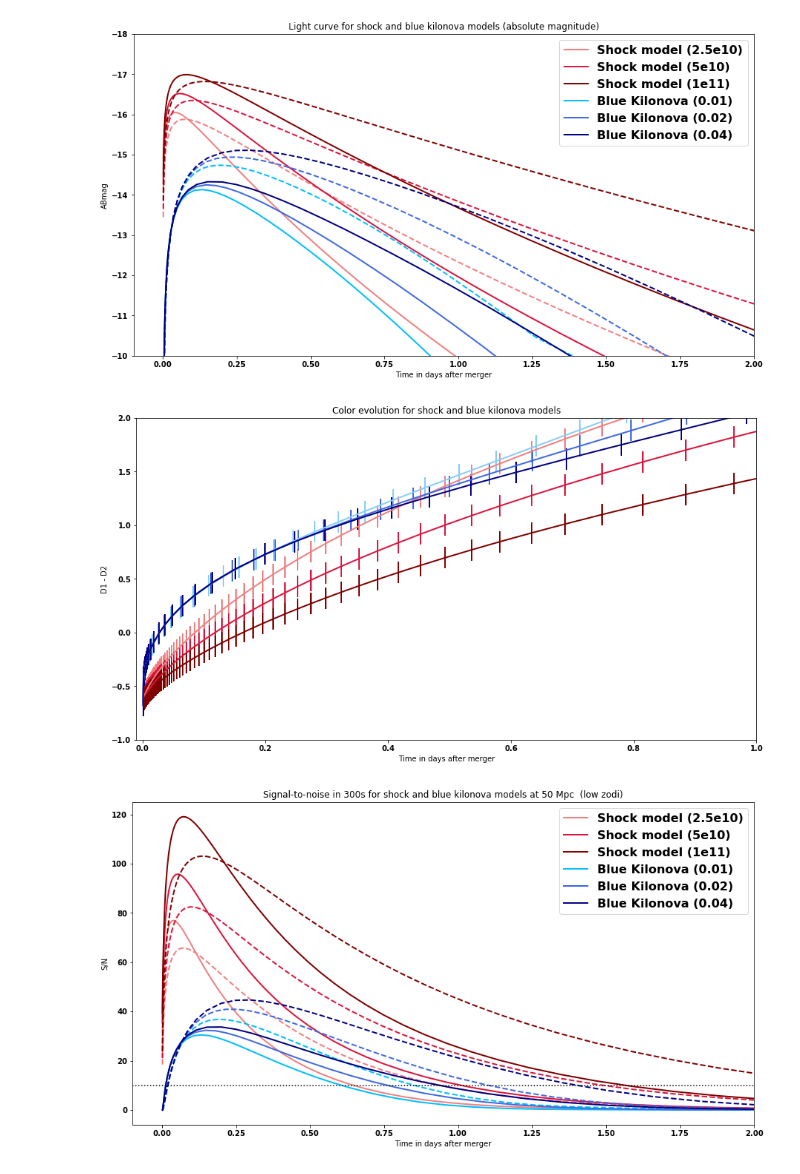
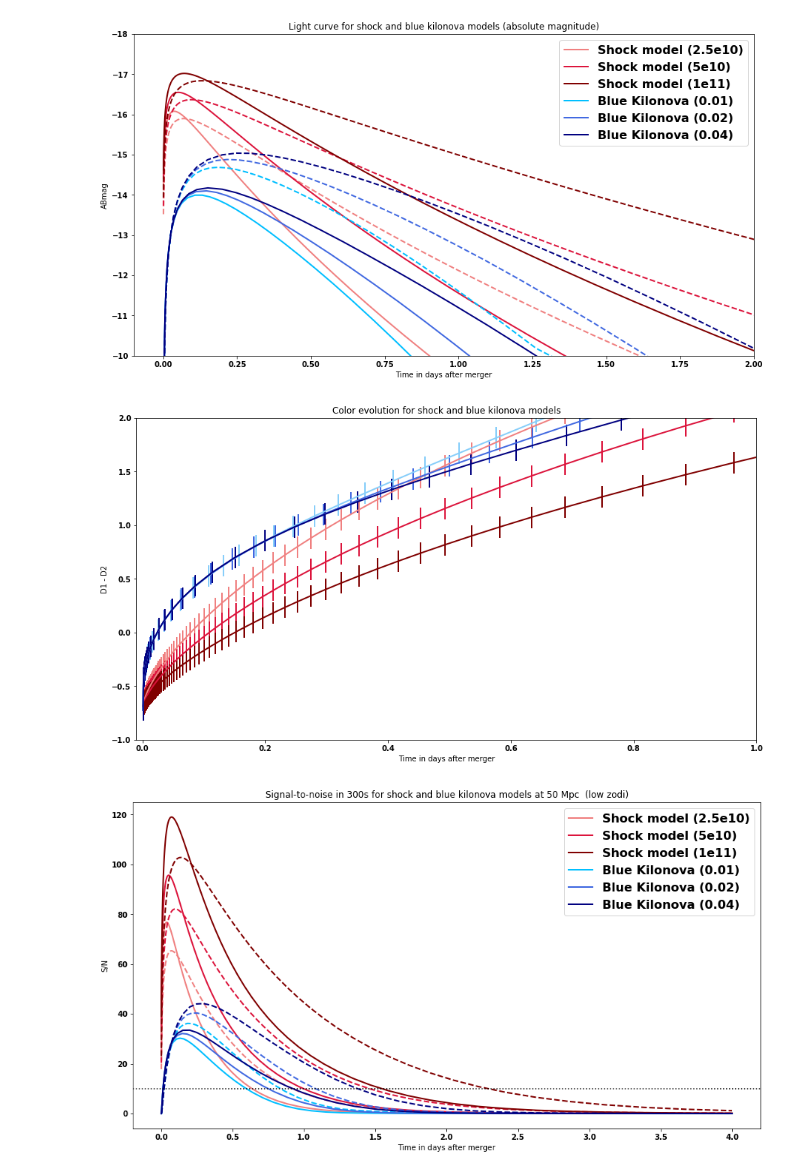
Before and after one commit to bwgref/duet-astro, a Jupyter notebook: notebooks/GWEM_lightcurves_and_sensitivities.ipynb, the cells around one changed output. Saved outputs shown, nothing was run; the diff lists cells and outputs as text; code cells hidden in the pictures.

Commit message:
Fixed GWEM lightcurve time units

```diff
--- a/notebooks/GWEM_lightcurves_and_sensitivities.ipynb
+++ b/notebooks/GWEM_lightcurves_and_sensitivities.ipynb
@@ -86,7 +88,7 @@ blukn_04 = np.loadtxt('../astroduet/data/kilonova_0.04.dat')
 # %%
 # Calculate absolute ABmags and photon rates in DUET bands for both models:
 
-shock_2e10_lc = Table([shock_2e10[:,0]*u.s,np.zeros(len(shock_2e10))*u.ABmag,np.zeros(len(shock_2e10))*u.ABmag,np.zeros(len(shock_2e10))*1/(u.s*u.cm**2),np.zeros(len(shock_2e10))*1/(u.s*u.cm**2)],
+shock_2e10_lc = Table([(shock_2e10[:,0]*u.d).to(u.s),np.zeros(len(shock_2e10))*u.ABmag,np.zeros(len(shock_2e10))*u.ABmag,np.zeros(len(shock_2e10))*1/(u.s*u.cm**2),np.zeros(len(shock_2e10))*1/(u.s*u.cm**2)],
                names=('time', 'mag_D1', 'mag_D2', 'photflux_D1', 'photflux_D2'), meta={'name': 'Shock model - radius 2.5e10 cm - mags and photon flux at 10pc'})
 
 for k in range(len(shock_2e10[:,0])):
@@ -98,7 +100,7 @@ for k in range(len(shock_2e10[:,0])):
     shock_2e10_lc[k]['mag_D1'],shock_2e10_lc[k]['mag_D2'] = band1_mag,band2_mag
     shock_2e10_lc[k]['photflux_D1'],shock_2e10_lc[k]['photflux_D2'] = band1_fluence.value,band2_fluence.value
 
-shock_5e10_lc = Table([shock_5e10[:,0]*u.s,np.zeros(len(shock_5e10))*u.ABmag,np.zeros(len(shock_5e10))*u.ABmag,np.zeros(len(shock_5e10))*1/(u.s*u.cm**2),np.zeros(len(shock_5e10))*1/(u.s*u.cm**2)],
+shock_5e10_lc = Table([(shock_5e10[:,0]*u.d).to(u.s),np.zeros(len(shock_5e10))*u.ABmag,np.zeros(len(shock_5e10))*u.ABmag,np.zeros(len(shock_5e10))*1/(u.s*u.cm**2),np.zeros(len(shock_5e10))*1/(u.s*u.cm**2)],
                names=('time', 'mag_D1', 'mag_D2', 'photflux_D1', 'photflux_D2'), meta={'name': 'Shock model - radius 5e10 cm - mags and photon flux at 10pc'})
 
 for k in range(len(shock_5e10[:,0])):
@@ -110,7 +112,7 @@ for k in range(len(shock_5e10[:,0])):
     shock_5e10_lc[k]['mag_D1'],shock_5e10_lc[k]['mag_D2'] = band1_mag,band2_mag
     shock_5e10_lc[k]['photflux_D1'],shock_5e10_lc[k]['photflux_D2'] = band1_fluence.value,band2_fluence.value
 
-shock_1e11_lc = Table([shock_1e11[:,0]*u.s,np.zeros(len(shock_1e11))*u.ABmag,np.zeros(len(shock_1e11))*u.ABmag,np.zeros(len(shock_1e11))*1/(u.s*u.cm**2),np.zeros(len(shock_1e11))*1/(u.s*u.cm**2)],
+shock_1e11_lc = Table([(shock_1e11[:,0]*u.d).to(u.s),np.zeros(len(shock_1e11))*u.ABmag,np.zeros(len(shock_1e11))*u.ABmag,np.zeros(len(shock_1e11))*1/(u.s*u.cm**2),np.zeros(len(shock_1e11))*1/(u.s*u.cm**2)],
                names=('time', 'mag_D1', 'mag_D2', 'photflux_D1', 'photflux_D2'), meta={'name': 'Shock model - radius 1e11 cm - mags and photon flux at 10pc'})
 
 for k in range(len(shock_1e11[:,0])):
@@ -123,7 +125,7 @@ for k in range(len(shock_1e11[:,0])):
     shock_1e11_lc[k]['photflux_D1'],shock_1e11_lc[k]['photflux_D2'] = band1_fluence.value,band2_fluence.value
 
 
-blukn_01_lc = Table([blukn_01[:,0]*u.s,np.zeros(len(blukn_01))*u.ABmag,np.zeros(len(blukn_01))*u.ABmag,np.zeros(len(blukn_01))*1/(u.s*u.cm**2),np.zeros(len(blukn_01))*1/(u.s*u.cm**2)],
+blukn_01_lc = Table([(blukn_01[:,0]*u.d).to(u.s),np.zeros(len(blukn_01))*u.ABmag,np.zeros(len(blukn_01))*u.ABmag,np.zeros(len(blukn_01))*1/(u.s*u.cm**2),np.zeros(len(blukn_01))*1/(u.s*u.cm**2)],
                names=('time', 'mag_D1', 'mag_D2', 'photflux_D1', 'photflux_D2'), meta={'name': 'Blue kilonova model - mass 0.01 Msun - mags and photon flux at 10pc'})
 
 for k in range(len(blukn_01[:,0])):
@@ -135,7 +137,7 @@ for k in range(len(blukn_01[:,0])):
     blukn_01_lc[k]['mag_D1'],blukn_01_lc[k]['mag_D2'] = band1_mag,band2_mag
     blukn_01_lc[k]['photflux_D1'],blukn_01_lc[k]['photflux_D2'] = band1_fluence.value,band2_fluence.value
 
-blukn_02_lc = Table([blukn_02[:,0]*u.s,np.zeros(len(blukn_02))*u.ABmag,np.zeros(len(blukn_02))*u.ABmag,np.zeros(len(blukn_02))*1/(u.s*u.cm**2),np.zeros(len(blukn_02))*1/(u.s*u.cm**2)],
+blukn_02_lc = Table([(blukn_02[:,0]*u.d).to(u.s),np.zeros(len(blukn_02))*u.ABmag,np.zeros(len(blukn_02))*u.ABmag,np.zeros(len(blukn_02))*1/(u.s*u.cm**2),np.zeros(len(blukn_02))*1/(u.s*u.cm**2)],
                names=('time', 'mag_D1', 'mag_D2', 'photflux_D1', 'photflux_D2'), meta={'name': 'Blue kilonova model - mass 0.02 Msun - mags and photon flux at 10pc'})
 
 for k in range(len(blukn_02[:,0])):
@@ -147,7 +149,7 @@ for k in range(len(blukn_02[:,0])):
     blukn_02_lc[k]['mag_D1'],blukn_02_lc[k]['mag_D2'] = band1_mag,band2_mag
     blukn_02_lc[k]['photflux_D1'],blukn_02_lc[k]['photflux_D2'] = band1_fluence.value,band2_fluence.value
 
-blukn_04_lc = Table([blukn_04[:,0]*u.s,np.zeros(len(blukn_04))*u.ABmag,np.zeros(len(blukn_04))*u.ABmag,np.zeros(len(blukn_04))*1/(u.s*u.cm**2),np.zeros(len(blukn_04))*1/(u.s*u.cm**2)],
+blukn_04_lc = Table([(blukn_04[:,0]*u.d).to(u.s),np.zeros(len(blukn_04))*u.ABmag,np.zeros(len(blukn_04))*u.ABmag,np.zeros(len(blukn_04))*1/(u.s*u.cm**2),np.zeros(len(blukn_04))*1/(u.s*u.cm**2)],
                names=('time', 'mag_D1', 'mag_D2', 'photflux_D1', 'photflux_D2'), meta={'name': 'Blue kilonova model - mass 0.04 Msun - mags and photon flux at 10pc'})
 
 for k in range(len(blukn_04[:,0])):
@@ -159,19 +161,19 @@ for k in range(len(blukn_04[:,0])):
     blukn_04_lc[k]['mag_D1'],blukn_04_lc[k]['mag_D2'] = band1_mag,band2_mag
     blukn_04_lc[k]['photflux_D1'],blukn_04_lc[k]['photflux_D2'] = band1_fluence.value,band2_fluence.value
 # %%
-plt.plot(shock_2e10_lc['time'],shock_2e10_lc['mag_D1'], color='lightcoral', linestyle='-', linewidth=2, label='Shock model (2.5e10)')
-plt.plot(shock_2e10_lc['time'],shock_2e10_lc['mag_D2'], color='lightcoral', linestyle='--', linewidth=2, label='_Shock model (2.5e10)')
-plt.plot(shock_5e10_lc['time'],shock_5e10_lc['mag_D1'], color='crimson', linestyle='-', linewidth=2, label='Shock model (5e10)')
-plt.plot(shock_5e10_lc['time'],shock_5e10_lc['mag_D2'], color='crimson', linestyle='--', linewidth=2, label='_Shock model (5e10)')
-plt.plot(shock_1e11_lc['time'],shock_1e11_lc['mag_D1'], color='maroon', linestyle='-', linewidth=2, label='Shock model (1e11)')
-plt.plot(shock_1e11_lc['time'],shock_1e11_lc['mag_D2'], color='maroon', linestyle='--', linewidth=2, label='_Shock model (1e11)')
+plt.plot((shock_2e10_lc['time']).to(u.d),shock_2e10_lc['mag_D1'], color='lightcoral', linestyle='-', linewidth=2, label='Shock model (2.5e10)')
+plt.plot((shock_2e10_lc['time']).to(u.d),shock_2e10_lc['mag_D2'], color='lightcoral', linestyle='--', linewidth=2, label='_Shock model (2.5e10)')
+plt.plot((shock_5e10_lc['time']).to(u.d),shock_5e10_lc['mag_D1'], color='crimson', linestyle='-', linewidth=2, label='Shock model (5e10)')
+plt.plot((shock_5e10_lc['time']).to(u.d),shock_5e10_lc['mag_D2'], color='crimson', linestyle='--', linewidth=2, label='_Shock model (5e10)')
+plt.plot((shock_1e11_lc['time']).to(u.d),shock_1e11_lc['mag_D1'], color='maroon', linestyle='-', linewidth=2, label='Shock model (1e11)')
+plt.plot((shock_1e11_lc['time']).to(u.d),shock_1e11_lc['mag_D2'], color='maroon', linestyle='--', linewidth=2, label='_Shock model (1e11)')
 
-plt.plot(blukn_01_lc['time'],blukn_01_lc['mag_D1'], color='deepskyblue', linestyle='-', linewidth=2, label='Blue Kilonova (0.01)')
-plt.plot(blukn_01_lc['time'],blukn_01_lc['mag_D2'], color='deepskyblue', linestyle='--', linewidth=2, label='_Blue Kilonova (0.01)')
-plt.plot(blukn_02_lc['time'],blukn_02_lc['mag_D1'], color='royalblue', linestyle='-', linewidth=2, label='Blue Kilonova (0.02)')
-plt.plot(blukn_02_lc['time'],blukn_02_lc['mag_D2'], color='royalblue', linestyle='--', linewidth=2, label='_Blue Kilonova (0.02)')
-plt.plot(blukn_04_lc['time'],blukn_04_lc['mag_D1'], color='navy', linestyle='-', linewidth=2, label='Blue Kilonova (0.04)')
-plt.plot(blukn_04_lc['time'],blukn_04_lc['mag_D2'], color='navy', linestyle='--', linewidth=2, label='_Blue Kilonova (0.04)')
+plt.plot((blukn_01_lc['time']).to(u.d),blukn_01_lc['mag_D1'], color='deepskyblue', linestyle='-', linewidth=2, label='Blue Kilonova (0.01)')
+plt.plot((blukn_01_lc['time']).to(u.d),blukn_01_lc['mag_D2'], color='deepskyblue', linestyle='--', linewidth=2, label='_Blue Kilonova (0.01)')
+plt.plot((blukn_02_lc['time']).to(u.d),blukn_02_lc['mag_D1'], color='royalblue', linestyle='-', linewidth=2, label='Blue Kilonova (0.02)')
+plt.plot((blukn_02_lc['time']).to(u.d),blukn_02_lc['mag_D2'], color='royalblue', linestyle='--', linewidth=2, label='_Blue Kilonova (0.02)')
+plt.plot((blukn_04_lc['time']).to(u.d),blukn_04_lc['mag_D1'], color='navy', linestyle='-', linewidth=2, label='Blue Kilonova (0.04)')
+plt.plot((blukn_04_lc['time']).to(u.d),blukn_04_lc['mag_D2'], color='navy', linestyle='--', linewidth=2, label='_Blue Kilonova (0.04)')
 
 plt.axhline(y=22,xmin=0,xmax=1,color='black',linestyle=':')
 plt.ylim(-10,-18)
@@ -182,14 +184,14 @@ plt.ylabel(r'ABmag')
 plt.title('Light curve for shock and blue kilonova models (absolute magnitude)')
 plt.show()
 # %% [output]
-[figure, old version]
+[figure, new version]
 # %%
-plt.errorbar(shock_2e10_lc['time'],shock_2e10_lc['mag_D1']-shock_2e10_lc['mag_D2'],yerr=colerr, linewidth=2, color='lightcoral', label='Shock model')
-plt.errorbar(shock_5e10_lc['time'],shock_5e10_lc['mag_D1']-shock_5e10_lc['mag_D2'],yerr=colerr, linewidth=2, color='crimson', label='Shock model')
-plt.errorbar(shock_1e11_lc['time'],shock_1e11_lc['mag_D1']-shock_1e11_lc['mag_D2'],yerr=colerr, linewidth=2, color='maroon', label='Shock model')
-plt.errorbar(blukn_01_lc['time'],blukn_01_lc['mag_D1']-blukn_01_lc['mag_D2'],yerr=colerr ,linewidth=2, color='lightskyblue', label='Blue kilonova')
-plt.errorbar(blukn_02_lc['time'],blukn_02_lc['mag_D1']-blukn_02_lc['mag_D2'],yerr=colerr ,linewidth=2, color='royalblue', label='Blue kilonova')
-plt.errorbar(blukn_04_lc['time'],blukn_04_lc['mag_D1']-blukn_04_lc['mag_D2'],yerr=colerr ,linewidth=2, color='navy', label='Blue kilonova')
+plt.errorbar(shock_2e10_lc['time']/((u.d).to(u.s)),shock_2e10_lc['mag_D1']-shock_2e10_lc['mag_D2'],yerr=colerr, linewidth=2, color='lightcoral', label='Shock model')
+plt.errorbar(shock_5e10_lc['time']/((u.d).to(u.s)),shock_5e10_lc['mag_D1']-shock_5e10_lc['mag_D2'],yerr=colerr, linewidth=2, color='crimson', label='Shock model')
+plt.errorbar(shock_1e11_lc['time']/((u.d).to(u.s)),shock_1e11_lc['mag_D1']-shock_1e11_lc['mag_D2'],yerr=colerr, linewidth=2, color='maroon', label='Shock model')
+plt.errorbar(blukn_01_lc['time']/((u.d).to(u.s)),blukn_01_lc['mag_D1']-blukn_01_lc['mag_D2'],yerr=colerr ,linewidth=2, color='lightskyblue', label='Blue kilonova')
+plt.errorbar(blukn_02_lc['time']/((u.d).to(u.s)),blukn_02_lc['mag_D1']-blukn_02_lc['mag_D2'],yerr=colerr ,linewidth=2, color='royalblue', label='Blue kilonova')
+plt.errorbar(blukn_04_lc['time']/((u.d).to(u.s)),blukn_04_lc['mag_D1']-blukn_04_lc['mag_D2'],yerr=colerr ,linewidth=2, color='navy', label='Blue kilonova')
 
 plt.ylim(-1,2)
 plt.xlim(-0.01,1)
@@ -199,7 +201,7 @@ plt.ylabel(r'D1 - D2')
 plt.title('Color evolution for shock and blue kilonova models')
 plt.show()
 # %% [output]
-[figure, old version]
+[figure, new version]
 # %%
 # Calculate S/N for both models:
 
@@ -277,28 +279,28 @@ for j, distval in enumerate(dist):
 # %%
 plt.plot(shock_2e10_snr[0,:,0],shock_2e10_snr[0,:,1], color='lightcoral', linestyle='-', linewidth=2, label='Shock model (2.5e10)')
 plt.plot(shock_2e10_snr[0,:,0],shock_2e10_snr[0,:,2], color='lightcoral', linestyle='--', linewidth=2, label='_Shock model (2.5e10)')
 plt.plot(shock_5e10_snr[0,:,0],shock_5e10_snr[0,:,1], color='crimson', linestyle='-', linewidth=2, label='Shock model (5e10)')
 plt.plot(shock_5e10_snr[0,:,0],shock_5e10_snr[0,:,2], color='crimson', linestyle='--', linewidth=2, label='_Shock model (5e10)')
 plt.plot(shock_1e11_snr[0,:,0],shock_1e11_snr[0,:,1], color='maroon', linestyle='-', linewidth=2, label='Shock model (1e11)')
 plt.plot(shock_1e11_snr[0,:,0],shock_1e11_snr[0,:,2], color='maroon', linestyle='--', linewidth=2, label='_Shock model (1e11)')
 
 plt.plot(blukn_01_snr[0,:,0],blukn_01_snr[0,:,1], color='deepskyblue', linestyle='-', linewidth=2, label='Blue Kilonova (0.01)')
 plt.plot(blukn_01_snr[0,:,0],blukn_01_snr[0,:,2], color='deepskyblue', linestyle='--', linewidth=2, label='_Blue Kilonova (0.01)')
 plt.plot(blukn_02_snr[0,:,0],blukn_02_snr[0,:,1], color='royalblue', linestyle='-', linewidth=2, label='Blue Kilonova (0.02)')
 plt.plot(blukn_02_snr[0,:,0],blukn_02_snr[0,:,2], color='royalblue', linestyle='--', linewidth=2, label='_Blue Kilonova (0.02)')
 plt.plot(blukn_04_snr[0,:,0],blukn_04_snr[0,:,1], color='navy', linestyle='-', linewidth=2, label='Blue Kilonova (0.04)')
 plt.plot(blukn_04_snr[0,:,0],blukn_04_snr[0,:,2], color='navy', linestyle='--', linewidth=2, label='_Blue Kilonova (0.04)')
 
 plt.axhline(y=10,xmin=0,xmax=1,color='black',linestyle=':')
 #plt.ylim(26,18)
-plt.xlim(-0.1,2)
+#plt.xlim(-0.1,2)
 plt.legend(fontsize=16)
 plt.xlabel('Time in days after merger')
 plt.ylabel(r'S/N')
 plt.title('Signal-to-noise in 300s for shock and blue kilonova models at 50 Mpc  (low zodi)')
 plt.show()
 # %% [output]
-[figure, old version]
+[figure, new version]
 # %%
 plt.plot(shock_2e10_snr[1,:,0],shock_2e10_snr[1,:,1], color='lightcoral', linestyle='-', linewidth=2, label='Shock model (2.5e10)')
 plt.plot(shock_2e10_snr[1,:,0],shock_2e10_snr[1,:,2], color='lightcoral', linestyle='--', linewidth=2, label='_Shock model (2.5e10)')
```
Also changed, not shown: parts of 6 cells of this notebook, 6 other files.
